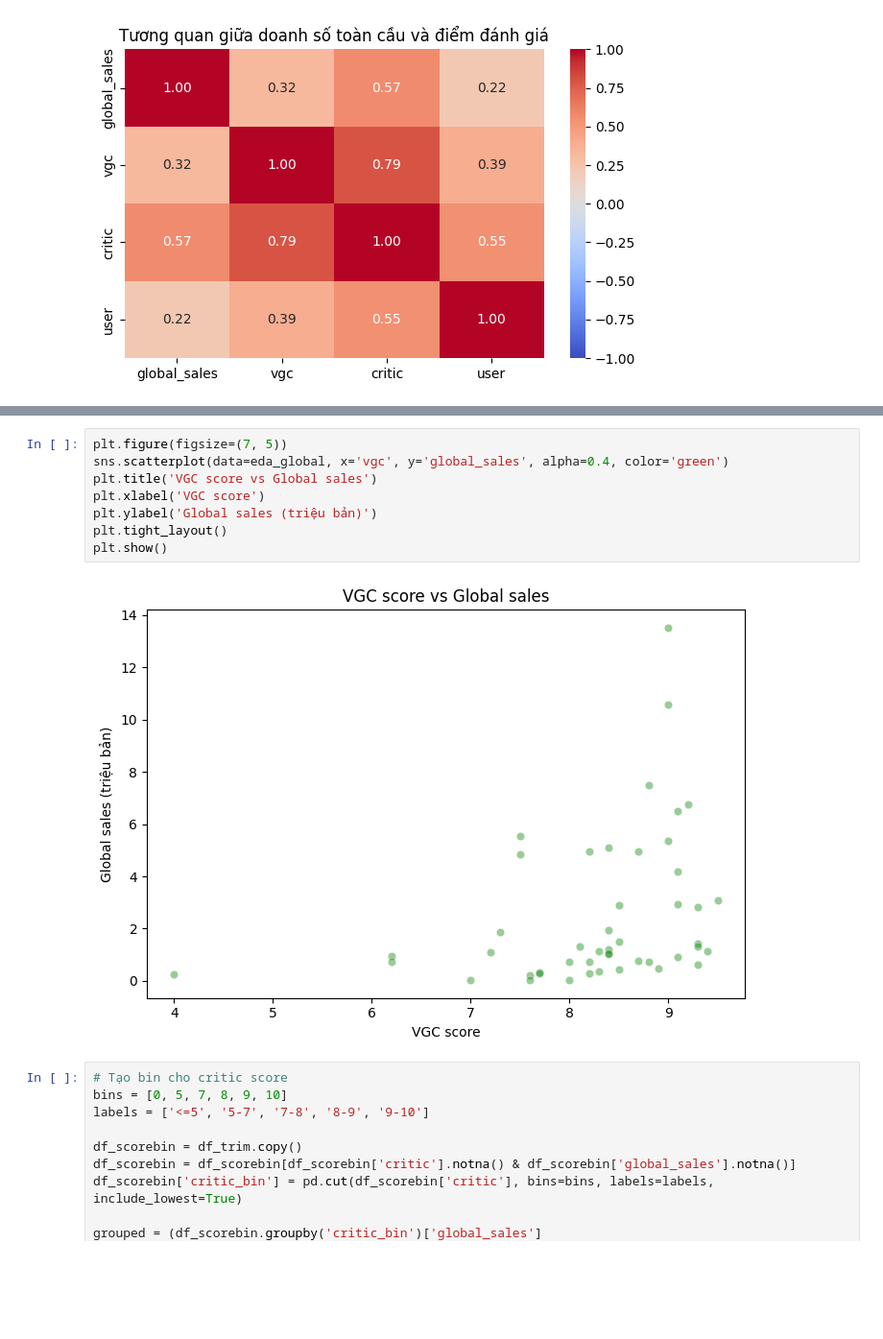
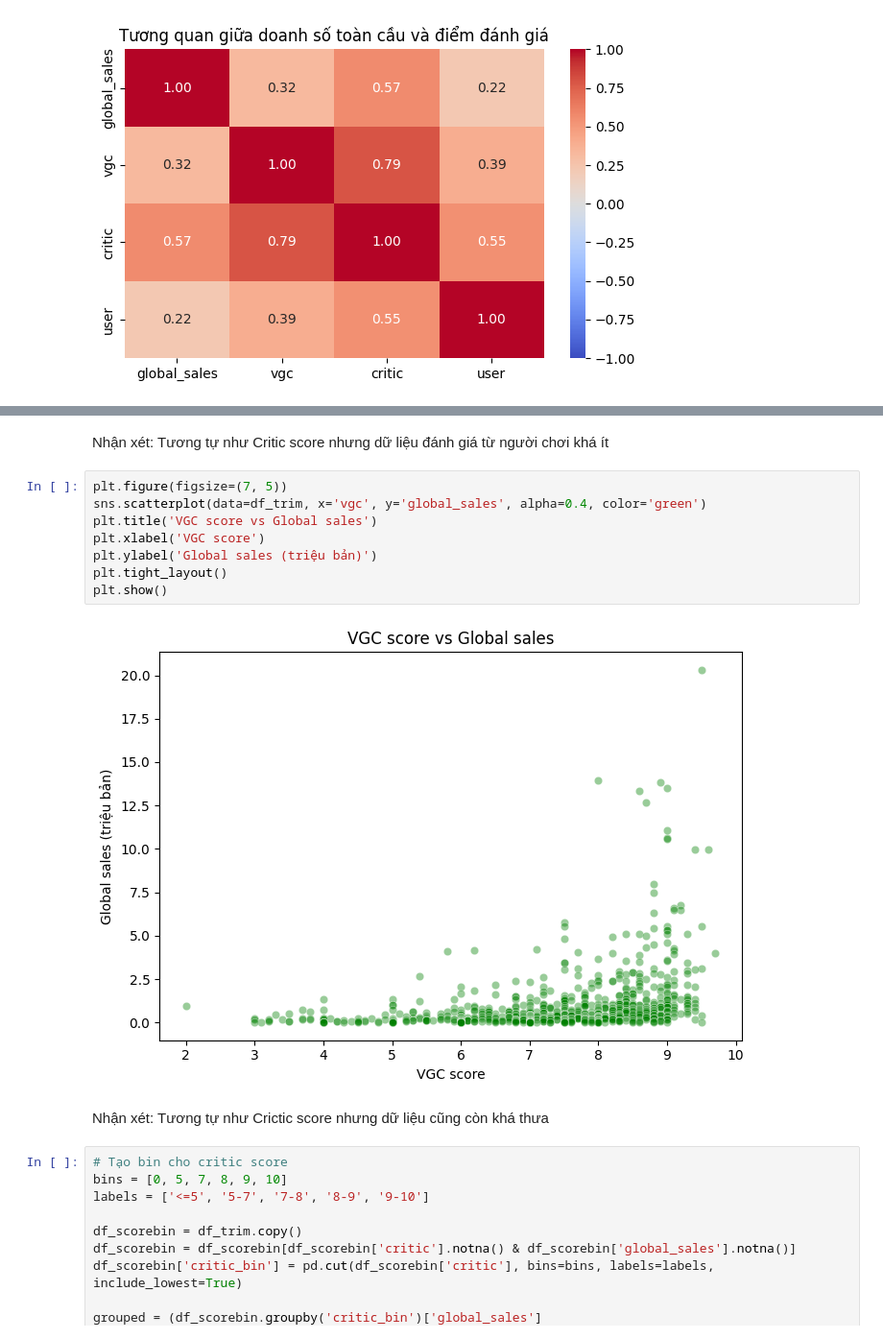
Before and after one commit to chichic21039/LTKHDL-GameDataset, a Jupyter notebook: GameDataset.ipynb, the cells around one changed output, grey strips where cells are left out. Shown at 96% size. Cells and saved outputs as stored; diff of their text form; blank space fills up the shorter version.

```diff
--- a/GameDataset.ipynb
+++ b/GameDataset.ipynb
@@ -1668,13 +1671,17 @@ plt.show()
+# %% [markdown]
+Nhận xét: Tương tự như Critic score nhưng dữ liệu đánh giá từ người chơi khá ít
 # %%
 plt.figure(figsize=(7, 5))
-sns.scatterplot(data=eda_global, x='vgc', y='global_sales', alpha=0.4, color='green')
+sns.scatterplot(data=df_trim, x='vgc', y='global_sales', alpha=0.4, color='green')
 plt.title('VGC score vs Global sales')
 plt.xlabel('VGC score')
 plt.ylabel('Global sales (triệu bản)')
 plt.tight_layout()
 plt.show()
 # %% [output]
-[figure, old version]
+[figure, new version]
+# %% [markdown]
+Nhận xét: Tương tự như Crictic score nhưng dữ liệu cũng còn khá thưa
 # %%
 # Tạo bin cho critic score
 bins = [0, 5, 7, 8, 9, 10]
```
Also changed, not shown: parts of 20 cells of this notebook.
